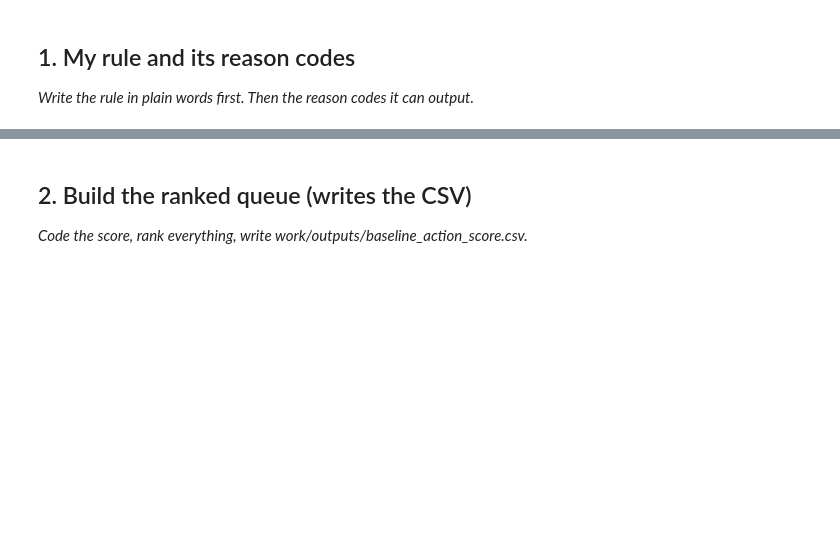
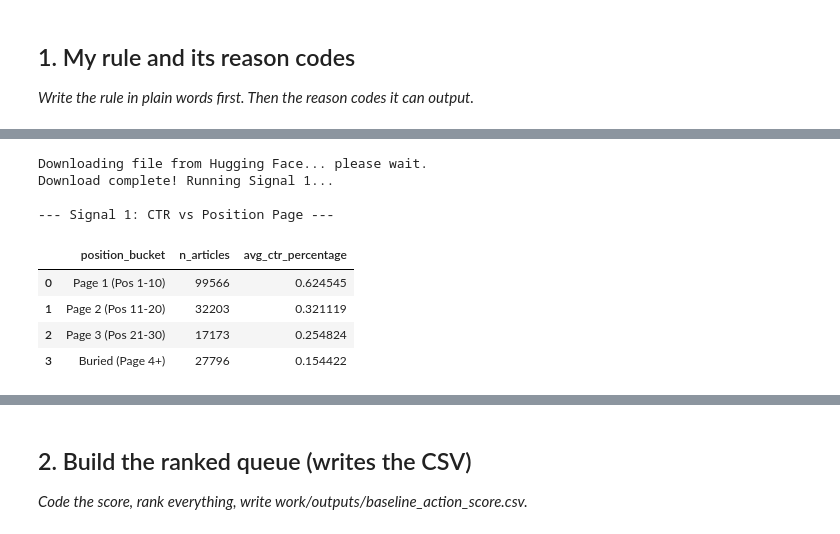
Before and after one commit to Mahmoud-Beram/flyrank-ml-internship, a Jupyter notebook: work/notebooks/w04_baseline_score.ipynb, the cells around one changed output, grey strips where cells are left out. Cells and saved outputs as stored; diff of their text form; code cells hidden in the pictures; blank space fills up the shorter version.

```diff
--- a/work/notebooks/w04_baseline_score.ipynb
+++ b/work/notebooks/w04_baseline_score.ipynb
@@ -15,0 +21,59 @@ This skeleton is yours to fill. Work the sections **in order** — each one has
+# %%
+from huggingface_hub import hf_hub_download
+from google.colab import userdata
+import duckdb
+
+
+hf_token = userdata.get('HF_TOKEN').strip()
+print("Downloading file from Hugging Face... please wait.")
+local_file = hf_hub_download(
+    repo_id="FlyRank/internship-warehouse",
+    filename="fact_content_daily_performance/month=2026-03/data_0.parquet",
+    repo_type="dataset",
+    token=hf_token
+)
+print("Download complete! Running Signal 1...")
+
+# 2. Connection
+con = duckdb.connect()
+
+# 3. Signal 1 Test: Position vs CTR
+print("\n--- Signal 1: CTR vs Position Page ---")
+signal1_df = con.execute(f"""
+    WITH article_stats AS (
+        SELECT
+            content_hash_id,
+            SUM(gsc_impressions) as total_imp,
+            SUM(gsc_clicks) as total_clicks,
+            AVG(gsc_avg_position) as avg_pos
+        FROM '{local_file}'
+        GROUP BY content_hash_id
+        HAVING total_imp > 0
+    )
+    SELECT
+        CASE
+            WHEN avg_pos <= 10 THEN 'Page 1 (Pos 1-10)'
+            WHEN avg_pos <= 20 THEN 'Page 2 (Pos 11-20)'
+            WHEN avg_pos <= 30 THEN 'Page 3 (Pos 21-30)'
+            ELSE 'Buried (Page 4+)'
+        END AS position_bucket,
+
+        COUNT(content_hash_id) AS n_articles,
+        AVG(total_clicks / total_imp) * 100 AS avg_ctr_percentage
+
+    FROM article_stats
+    GROUP BY position_bucket
+    ORDER BY avg_ctr_percentage DESC
+""").df()
+
+display(signal1_df)
+# %% [output]
+Downloading file from Hugging Face... please wait.
+Download complete! Running Signal 1...
+
+--- Signal 1: CTR vs Position Page ---
+|  | position_bucket | n_articles | avg_ctr_percentage |
+| 0 | Page 1 (Pos 1-10) | 99566 | 0.624545 |
+| 1 | Page 2 (Pos 11-20) | 32203 | 0.321119 |
+| 2 | Page 3 (Pos 21-30) | 17173 | 0.254824 |
+| 3 | Buried (Page 4+) | 27796 | 0.154422 |
```
Also changed, not shown: parts of 7 cells of this notebook.
